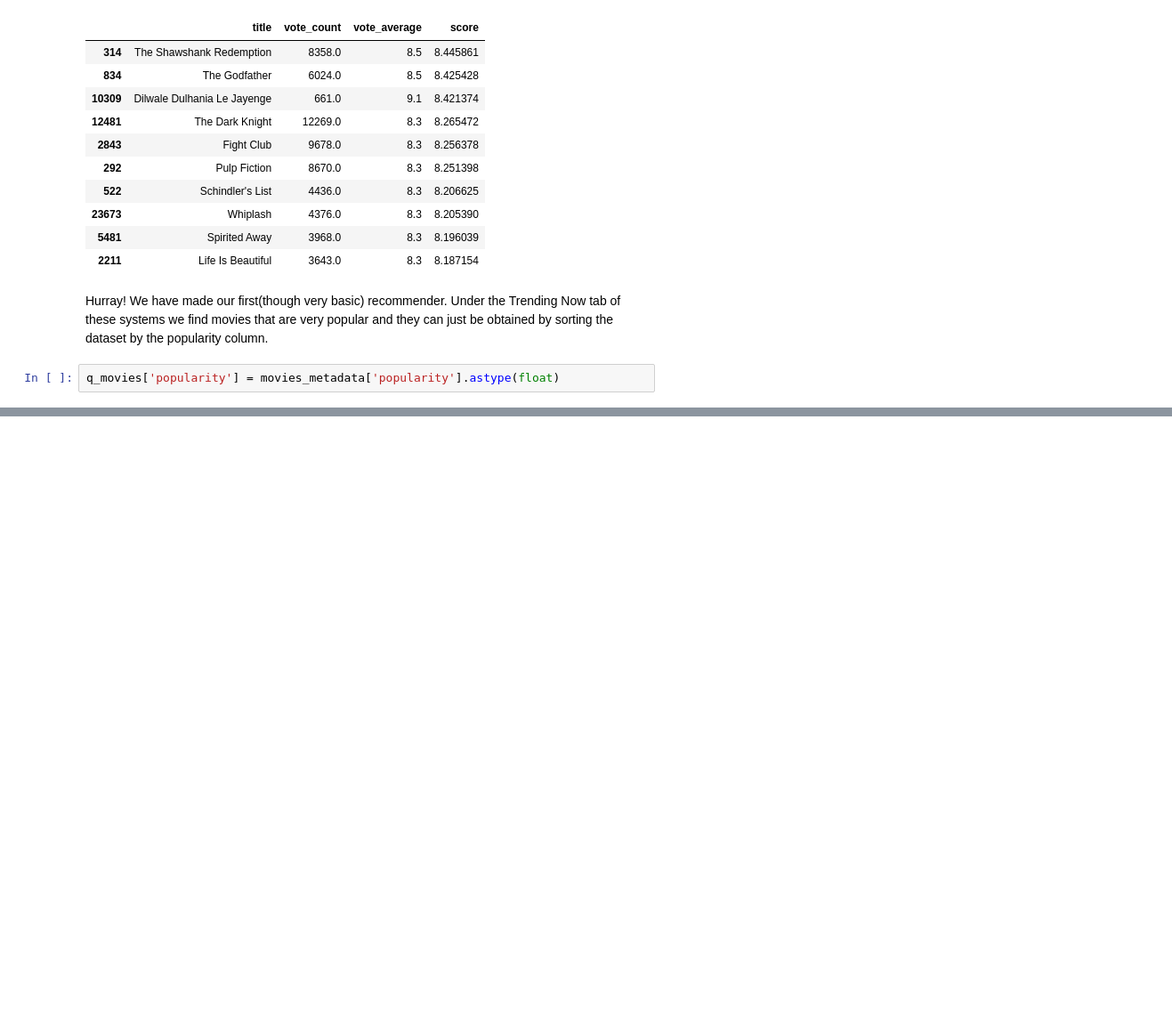
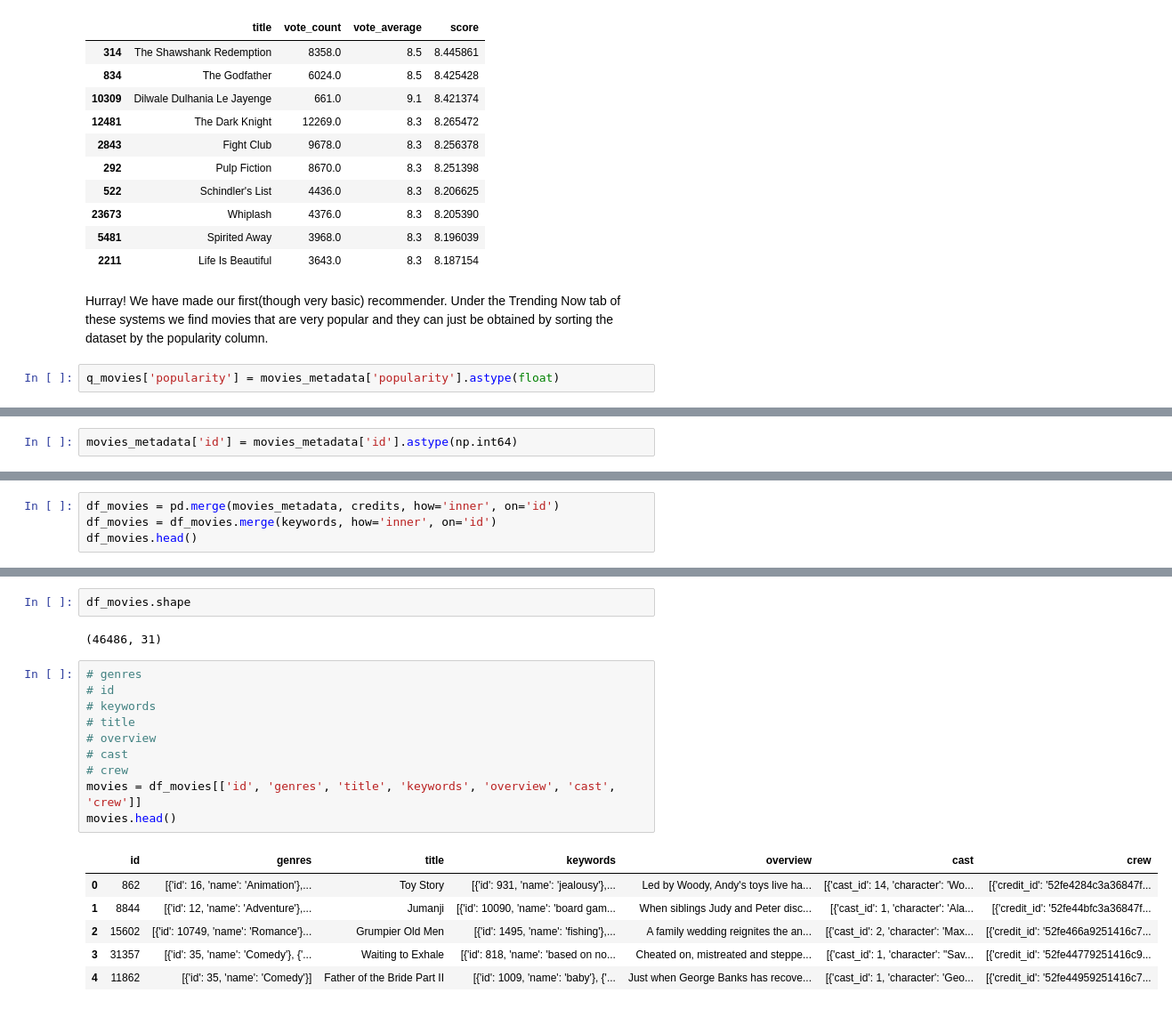
Before and after one commit to minhhoai1001/movie-recommender-system, a Jupyter notebook: Getting Started with a Movie Recommendation System.ipynb, the cells around one changed output, grey strips where cells are left out. Shown: that part at 89% size. Saved outputs shown, nothing was run; the diff lists cells and outputs as text; blank space fills up the shorter version.

```diff
--- a/Getting Started with a Movie Recommendation System.ipynb
+++ b/Getting Started with a Movie Recommendation System.ipynb
@@ -203,0 +209,2 @@ Text(0.5, 1.0, 'Popular Movies')
+# %%
+movies_metadata['id'] = movies_metadata['id'].astype(np.int64)
@@ -203,0 +213,4 @@ Text(0.5, 1.0, 'Popular Movies')
+# %%
+df_movies = pd.merge(movies_metadata, credits, how='inner', on='id')
+df_movies = df_movies.merge(keywords, how='inner', on='id')
+df_movies.head()
@@ -203,0 +225,21 @@ Text(0.5, 1.0, 'Popular Movies')
+# %%
+df_movies.shape
+# %% [output]
+(46486, 31)
+# %%
+# genres
+# id
+# keywords
+# title
+# overview
+# cast
+# crew
+movies = df_movies[['id', 'genres', 'title', 'keywords', 'overview', 'cast', 'crew']]
+movies.head()
+# %% [output]
+|  | id | genres | title | keywords | overview | cast | crew |
+| 0 | 862 | [{'id': 16, 'name': 'Animation'},... | Toy Story | [{'id': 931, 'name': 'jealousy'},... | Led by Woody, Andy's toys live ha... | [{'cast_id': 14, 'character': 'Wo... | [{'credit_id': '52fe4284c3a36847f... |
+| 1 | 8844 | [{'id': 12, 'name': 'Adventure'},... | Jumanji | [{'id': 10090, 'name': 'board gam... | When siblings Judy and Peter disc... | [{'cast_id': 1, 'character': 'Ala... | [{'credit_id': '52fe44bfc3a36847f... |
+| 2 | 15602 | [{'id': 10749, 'name': 'Romance'}... | Grumpier Old Men | [{'id': 1495, 'name': 'fishing'},... | A family wedding reignites the an... | [{'cast_id': 2, 'character': 'Max... | [{'credit_id': '52fe466a9251416c7... |
+| 3 | 31357 | [{'id': 35, 'name': 'Comedy'}, {'... | Waiting to Exhale | [{'id': 818, 'name': 'based on no... | Cheated on, mistreated and steppe... | [{'cast_id': 1, 'character': "Sav... | [{'credit_id': '52fe44779251416c9... |
+| 4 | 11862 | [{'id': 35, 'name': 'Comedy'}] | Father of the Bride Part II | [{'id': 1009, 'name': 'baby'}, {'... | Just when George Banks has recove... | [{'cast_id': 1, 'character': 'Geo... | [{'credit_id': '52fe44959251416c7... |
```
Also changed, not shown: parts of 35 cells of this notebook, 3 other files.
